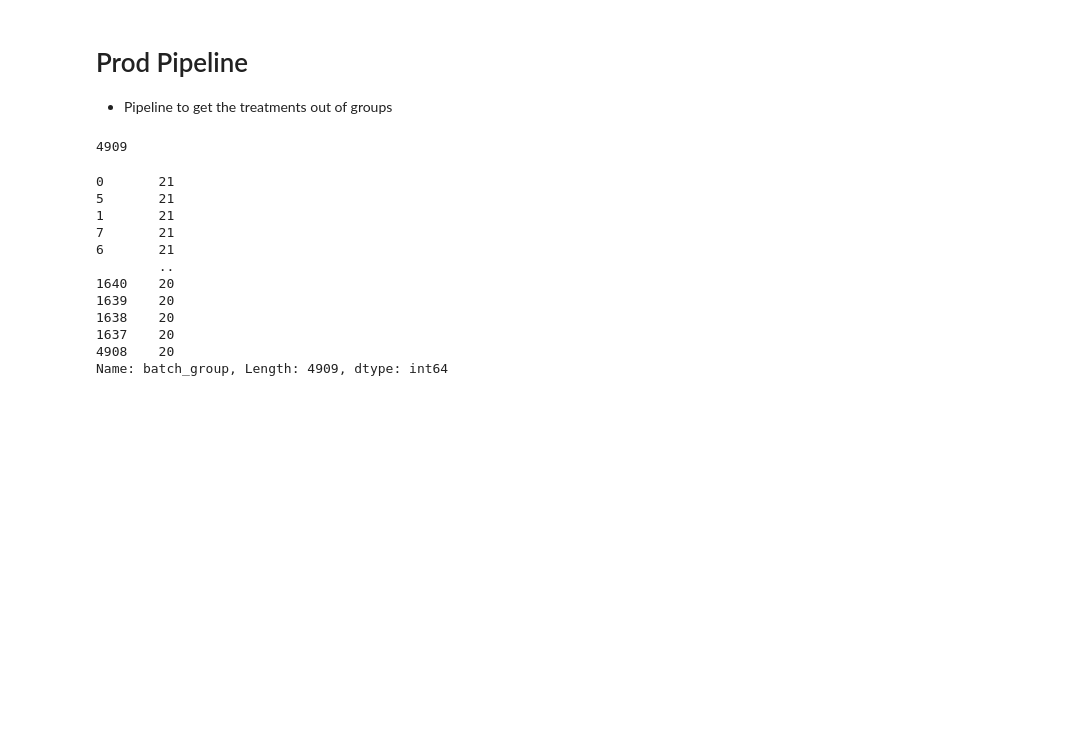
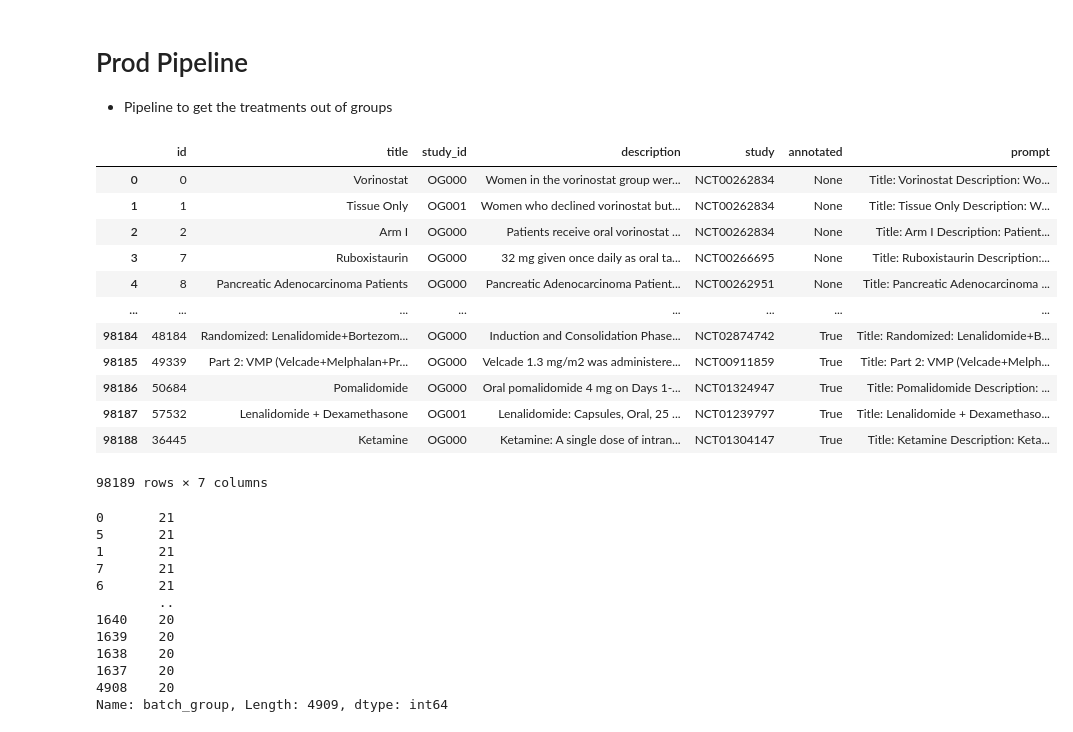
Before and after one commit to mediboard/treats, a Jupyter notebook: notebooks/TreatmentNER.ipynb, the cells around one changed output. Drawn from its saved outputs; the diff is of its cells as text; code cells hidden in the pictures; blank space fills up the shorter version.

```diff
--- a/notebooks/TreatmentNER.ipynb
+++ b/notebooks/TreatmentNER.ipynb
@@ -210,11 +269,23 @@ connection = db.connect()
 # Query groups then do NER
 groups = pd.read_sql("select * from groups", connection)
 # %%
-groups['prompt'] = 'title: ' + groups['title'] + ' $ description: ' + groups['description'] + ' \n\n###\n\n"'
+groups['prompt'] = 'Title: ' + groups['title'] + ' Description: ' + groups['description'] + ' \n\n$$$\n\n"'
 # %%
-len(groups.index) // 20
+groups
 # %% [output]
+|  | id | title | study_id | description | study | annotated | prompt |
+| 0 | 0 | Vorinostat | OG000 | Women in the vorinostat group wer... | NCT00262834 | None | Title: Vorinostat Description: Wo... |
+| 1 | 1 | Tissue Only | OG001 | Women who declined vorinostat but... | NCT00262834 | None | Title: Tissue Only Description: W... |
+| 2 | 2 | Arm I | OG000 | Patients receive oral vorinostat ... | NCT00262834 | None | Title: Arm I Description: Patient... |
+| 3 | 7 | Ruboxistaurin | OG000 | 32 mg given once daily as oral ta... | NCT00266695 | None | Title: Ruboxistaurin Description:... |
+| 4 | 8 | Pancreatic Adenocarcinoma Patients | OG000 | Pancreatic Adenocarcinoma Patient... | NCT00262951 | None | Title: Pancreatic Adenocarcinoma ... |
+| ... | ... | ... | ... | ... | ... | ... | ... |
+| 98184 | 48184 | Randomized: Lenalidomide+Bortezom... | OG000 | Induction and Consolidation Phase... | NCT02874742 | True | Title: Randomized: Lenalidomide+B... |
+| 98185 | 49339 | Part 2: VMP (Velcade+Melphalan+Pr... | OG000 | Velcade 1.3 mg/m2 was administere... | NCT00911859 | True | Title: Part 2: VMP (Velcade+Melph... |
+| 98186 | 50684 | Pomalidomide | OG000 | Oral pomalidomide 4 mg on Days 1-... | NCT01324947 | True | Title: Pomalidomide Description: ... |
+| 98187 | 57532 | Lenalidomide + Dexamethasone | OG001 | Lenalidomide: Capsules, Oral, 25 ... | NCT01239797 | True | Title: Lenalidomide + Dexamethaso... |
+| 98188 | 36445 | Ketamine | OG000 | Ketamine: A single dose of intran... | NCT01304147 | True | Title: Ketamine Description: Keta... |
-4909
+98189 rows × 7 columns
 # %%
 groups['batch_group'] = groups.index % (len(groups.index) // 20)
 groups['batch_group'].value_counts()
```
Also changed, not shown: parts of 16 cells of this notebook, 4 other files.
